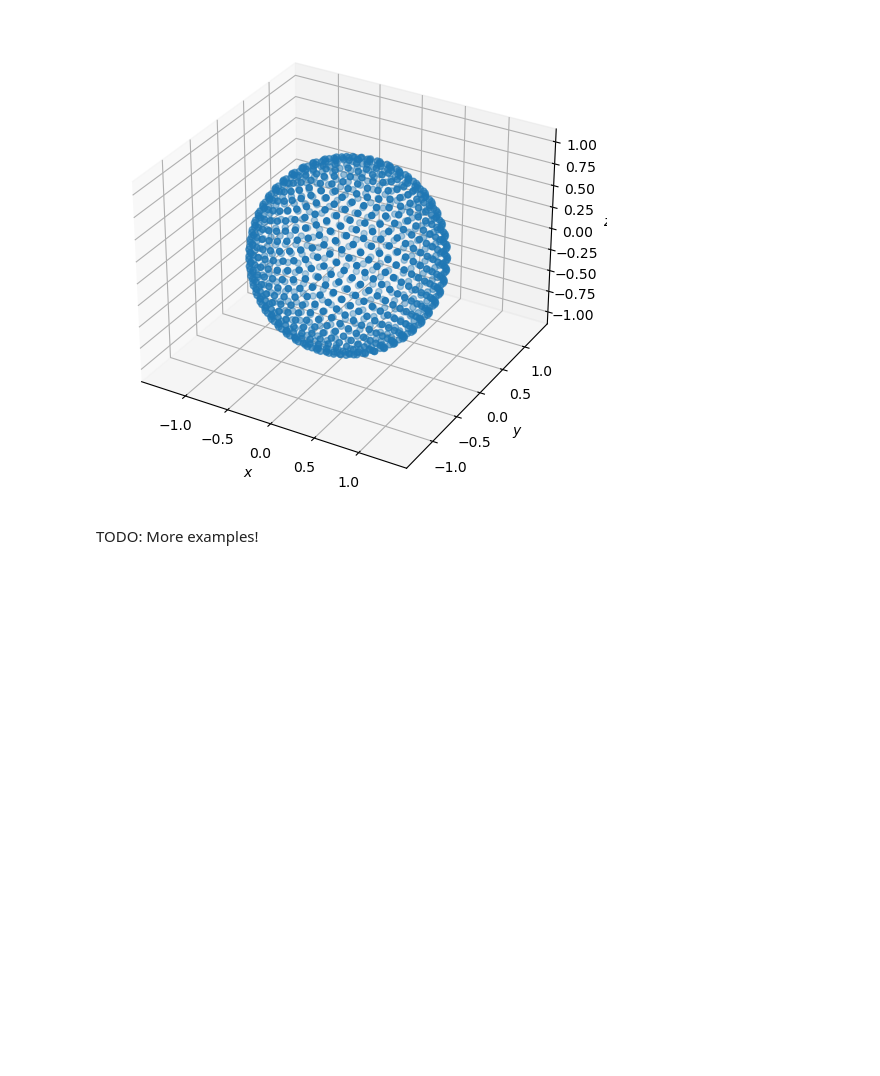
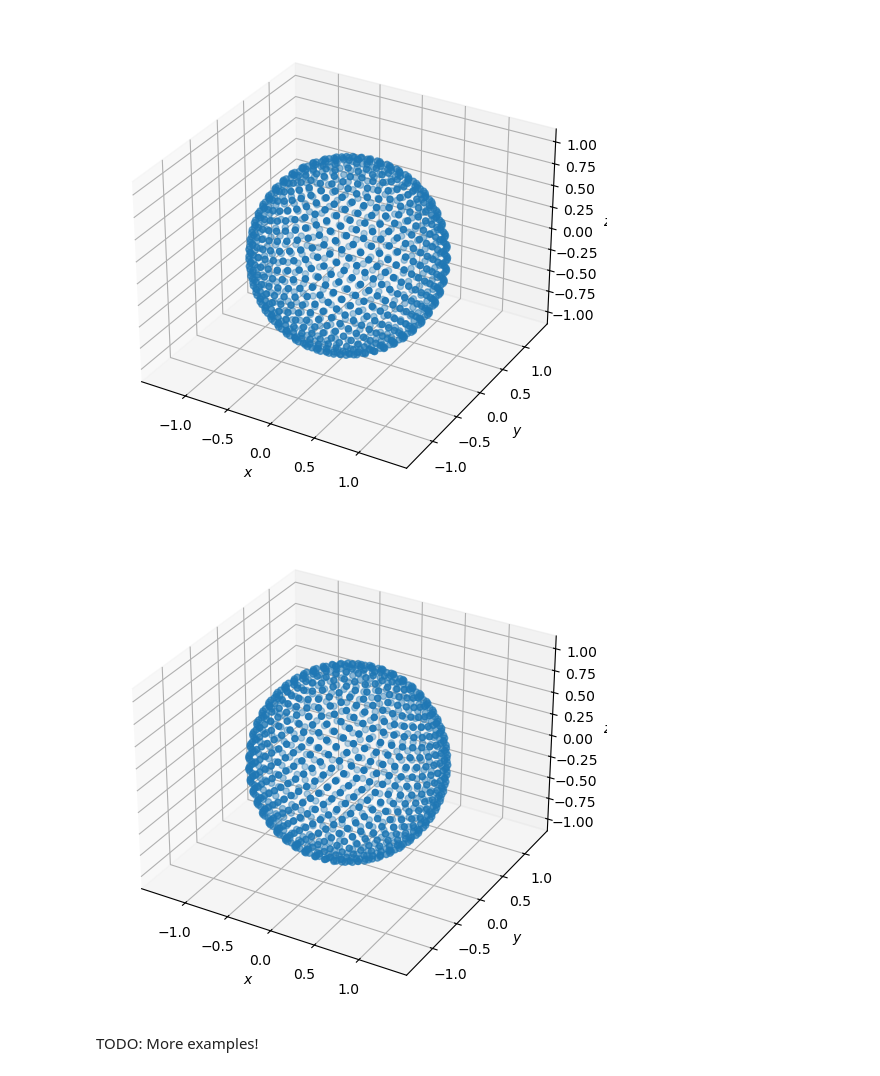
Before and after one commit to marcoalopez/PyRockWave, a Jupyter notebook: src/example_coordinates.ipynb, the cells around one changed output. Saved outputs shown, nothing was run; the diff lists cells and outputs as text; code cells hidden in the pictures; blank space fills up the shorter version.

```diff
--- a/src/example_coordinates.ipynb
+++ b/src/example_coordinates.ipynb
@@ -72,6 +74,18 @@ ax.axis('equal')
 _ = ax.set_xlabel(r'$x$'), ax.set_ylabel(r'$y$'), ax.set_zlabel(r'$z$')
 # %% [output]
 [figure]
+# %%
+# An alternative method: qual-Area Partitioning method
+points = c.equispaced_S2_grid2(num_points=1000)
+# %%
+# plot
+fig, ax = plt.subplots(subplot_kw={"projection": "3d"}, constrained_layout=True)
+
+ax.scatter(points[:, 0], points[:, 1], points[:, 2])
+ax.axis('equal')
+_ = ax.set_xlabel(r'$x$'), ax.set_ylabel(r'$y$'), ax.set_zlabel(r'$z$')
+# %% [output]
+[figure, added]
 # %% [markdown]
 TODO: More examples!
 # %%
```
Also changed, not shown: parts of 2 cells of this notebook, 1 other file.
